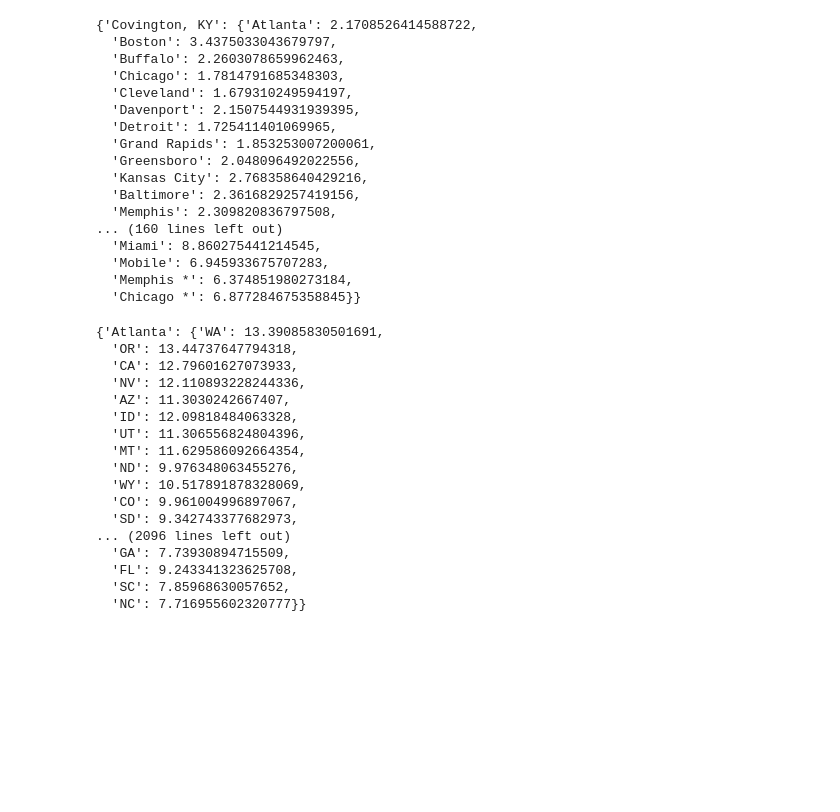
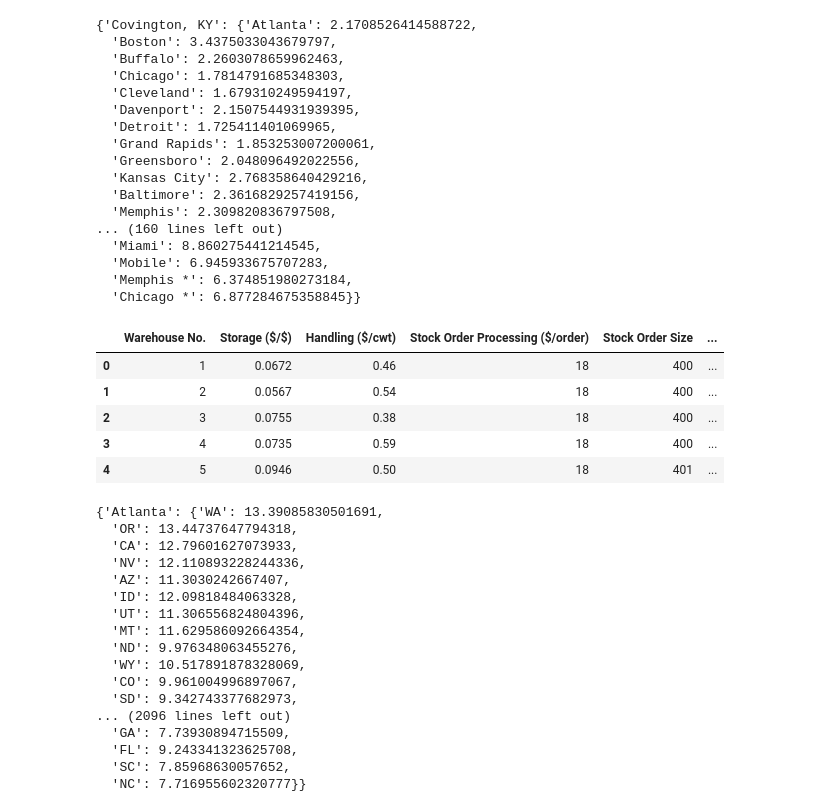
Before and after one commit to Gui-FernandesBR/PRO5807-case-study-2025, a Jupyter notebook: notebooks/modelo-gurobi.ipynb, the cells around one changed output. Cells and saved outputs as stored; diff of their text form; code cells hidden in the pictures; blank space fills up the shorter version.

```diff
--- a/notebooks/modelo-gurobi.ipynb
+++ b/notebooks/modelo-gurobi.ipynb
@@ -272,5 +278,19 @@ c_in
   'Mobile': 6.945933675707283,
   'Memphis *': 6.374851980273184,
   'Chicago *': 6.877284675358845}}
+# %%
+# Ler tabela 3 do excel
+table3 = pd.read_excel(
+    "../misc/tabelas.xlsx",
+    sheet_name="table3",
+)
+table3.head()
+# %% [output]
+|  | Warehouse No. | Storage ($/$) | Handling ($/cwt) | Stock Order Processing ($/order) | Stock Order Size | ... |
+| 0 | 1 | 0.0672 | 0.46 | 18 | 400 | ... |
+| 1 | 2 | 0.0567 | 0.54 | 18 | 400 | ... |
+| 2 | 3 | 0.0755 | 0.38 | 18 | 400 | ... |
+| 3 | 4 | 0.0735 | 0.59 | 18 | 400 | ... |
+| 4 | 5 | 0.0946 | 0.50 | 18 | 401 | ... |
 # %%
 # 2.6 Outbound cost c_out[w][j]:
```
Also changed, not shown: parts of 27 cells of this notebook.
